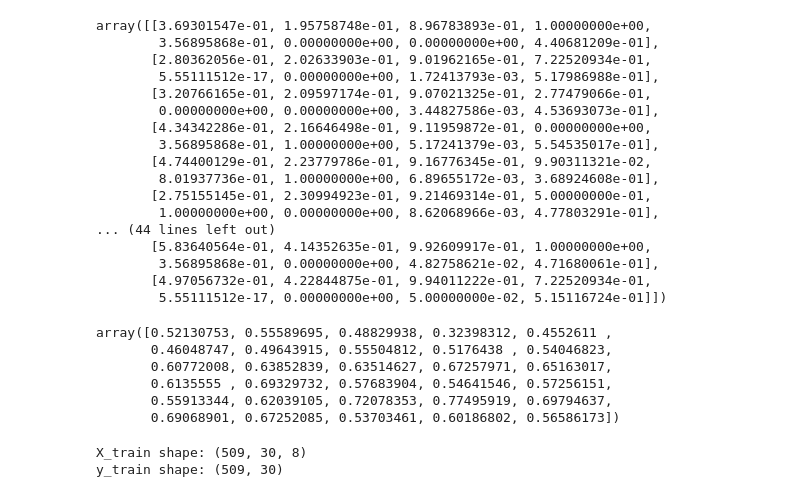
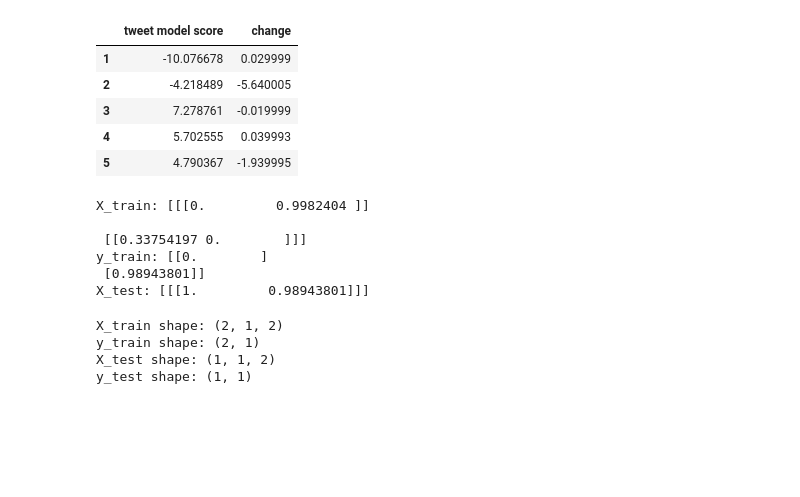
Before and after one commit to gracelcai/396-project, a Jupyter notebook: training.ipynb, the cells around one changed output. Cells and saved outputs as stored; diff of their text form; code cells hidden in the pictures; blank space fills up the shorter version.

```diff
--- a/training.ipynb
+++ b/training.ipynb
@@ -94 +8,24 @@ dataset = sample_df.drop(columns=["date"])
+# %%
+results_df = pd.read_csv("results.csv")
+results_df = results_df.drop(columns="prediction")
+results_df = results_df.dropna()
+results_df["timestamp"] = pd.to_datetime(results_df["timestamp"])
+results_df = results_df.sort_values(by="timestamp")
+results_df = results_df.drop(columns=["timestamp", "stock"])
+change = []
+prices = results_df["today opening"]
+for i in range(1, len(prices)):
+    change.append(prices[i] - prices[i-1])
+
+results_df = results_df.drop(0)
+results_df['change'] = change
+results_df = results_df.drop(columns=['yesterday closing', 'today opening', 'news model score'])
+results_df
+# %% [output]
+|  | tweet model score | change |
+| 1 | -10.076678 | 0.029999 |
+| 2 | -4.218489 | -5.640005 |
+| 3 | 7.278761 | -0.019999 |
+| 4 | 5.702555 | 0.039993 |
+| 5 | 4.790367 | -1.939995 |
 # %%
@@ -112,38 +50,24 @@ X_test, y_test = create_windows(dataset_test, look_back, forecast_steps)
-# %%
-X_train[0]
-# %% [output]
-array([[3.69301547e-01, 1.95758748e-01, 8.96783893e-01, 1.00000000e+00,
-        3.56895868e-01, 0.00000000e+00, 0.00000000e+00, 4.40681209e-01],
-       [2.80362056e-01, 2.02633903e-01, 9.01962165e-01, 7.22520934e-01,
-        5.55111512e-17, 0.00000000e+00, 1.72413793e-03, 5.17986988e-01],
-       [3.20766165e-01, 2.09597174e-01, 9.07021325e-01, 2.77479066e-01,
-        0.00000000e+00, 0.00000000e+00, 3.44827586e-03, 4.53693073e-01],
-       [4.34342286e-01, 2.16646498e-01, 9.11959872e-01, 0.00000000e+00,
-        3.56895868e-01, 1.00000000e+00, 5.17241379e-03, 5.54535017e-01],
-       [4.74400129e-01, 2.23779786e-01, 9.16776345e-01, 9.90311321e-02,
-        8.01937736e-01, 1.00000000e+00, 6.89655172e-03, 3.68924608e-01],
-       [2.75155145e-01, 2.30994923e-01, 9.21469314e-01, 5.00000000e-01,
-        1.00000000e+00, 0.00000000e+00, 8.62068966e-03, 4.77803291e-01],
-... (44 lines left out)
-       [5.83640564e-01, 4.14352635e-01, 9.92609917e-01, 1.00000000e+00,
-        3.56895868e-01, 0.00000000e+00, 4.82758621e-02, 4.71680061e-01],
-       [4.97056732e-01, 4.22844875e-01, 9.94011222e-01, 7.22520934e-01,
-        5.55111512e-17, 0.00000000e+00, 5.00000000e-02, 5.15116724e-01]])
-# %%
-y_train[0]
-# %% [output]
-array([0.52130753, 0.55589695, 0.48829938, 0.32398312, 0.4552611 ,
-       0.46048747, 0.49643915, 0.55504812, 0.5176438 , 0.54046823,
-       0.60772008, 0.63852839, 0.63514627, 0.67257971, 0.65163017,
-       0.6135555 , 0.69329732, 0.57683904, 0.54641546, 0.57256151,
-       0.55913344, 0.62039105, 0.72078353, 0.77495919, 0.69794637,
-       0.69068901, 0.67252085, 0.53703461, 0.60186802, 0.56586173])
+# %%
+print("X_train:", X_train)
+print("y_train:", y_train)
+print("X_test:", X_test)
+# %% [output]
+X_train: [[[0.         0.9982404 ]]
+
+ [[0.33754197 0.        ]]]
+y_train: [[0.        ]
+ [0.98943801]]
+X_test: [[[1.         0.98943801]]]
 # %%
 print("X_train shape:", X_train.shape)
 print("y_train shape:", y_train.shape)
+print("X_test shape:", X_test.shape)
+print("y_test shape:", y_test.shape)
 # %% [output]
-X_train shape: (509, 30, 8)
-y_train shape: (509, 30)
+X_train shape: (2, 1, 2)
+y_train shape: (2, 1)
+X_test shape: (1, 1, 2)
+y_test shape: (1, 1)
 # %%
 from tensorflow.keras.models import Sequential
 from tensorflow.keras.layers import LSTM, Dense, Dropout
```
Also changed, not shown: parts of 23 cells of this notebook.
